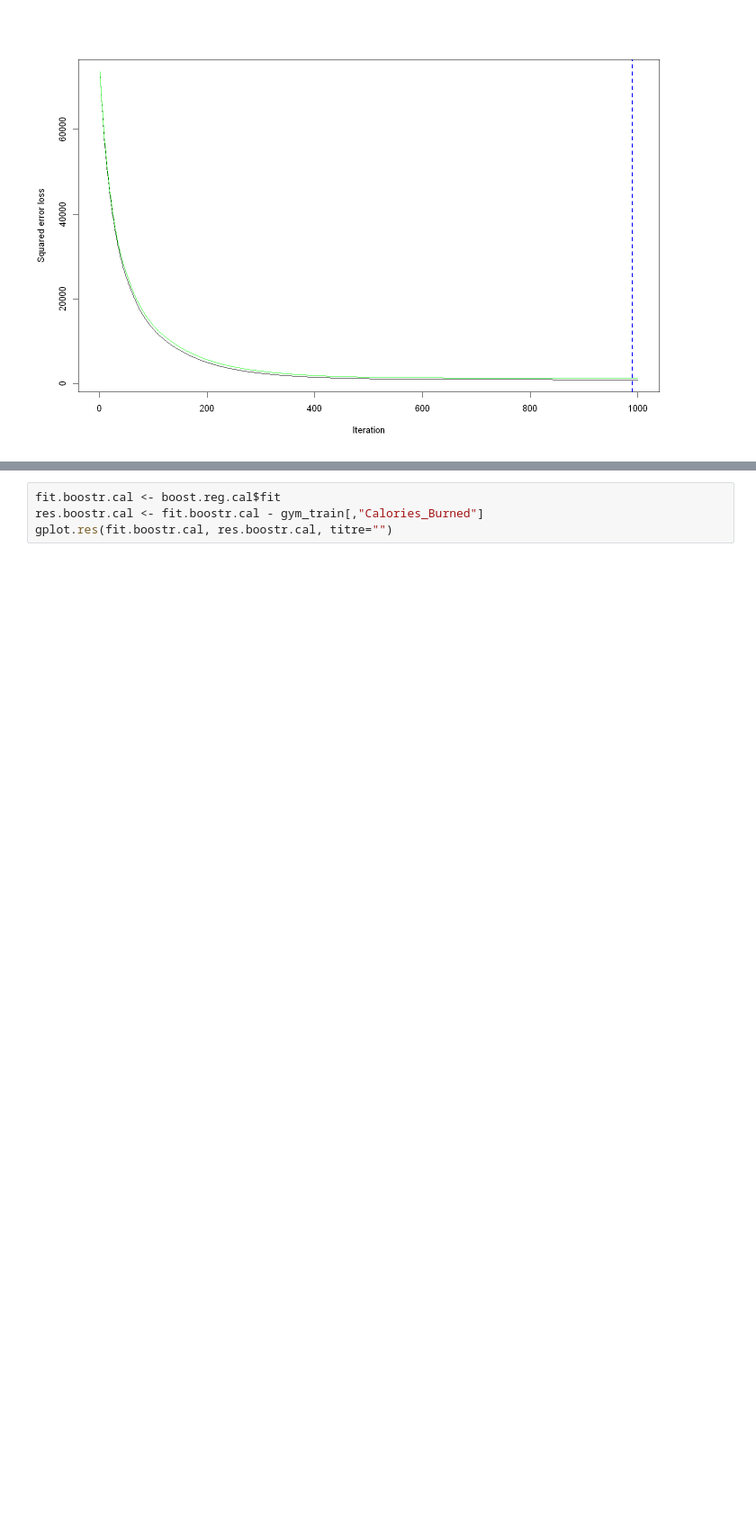
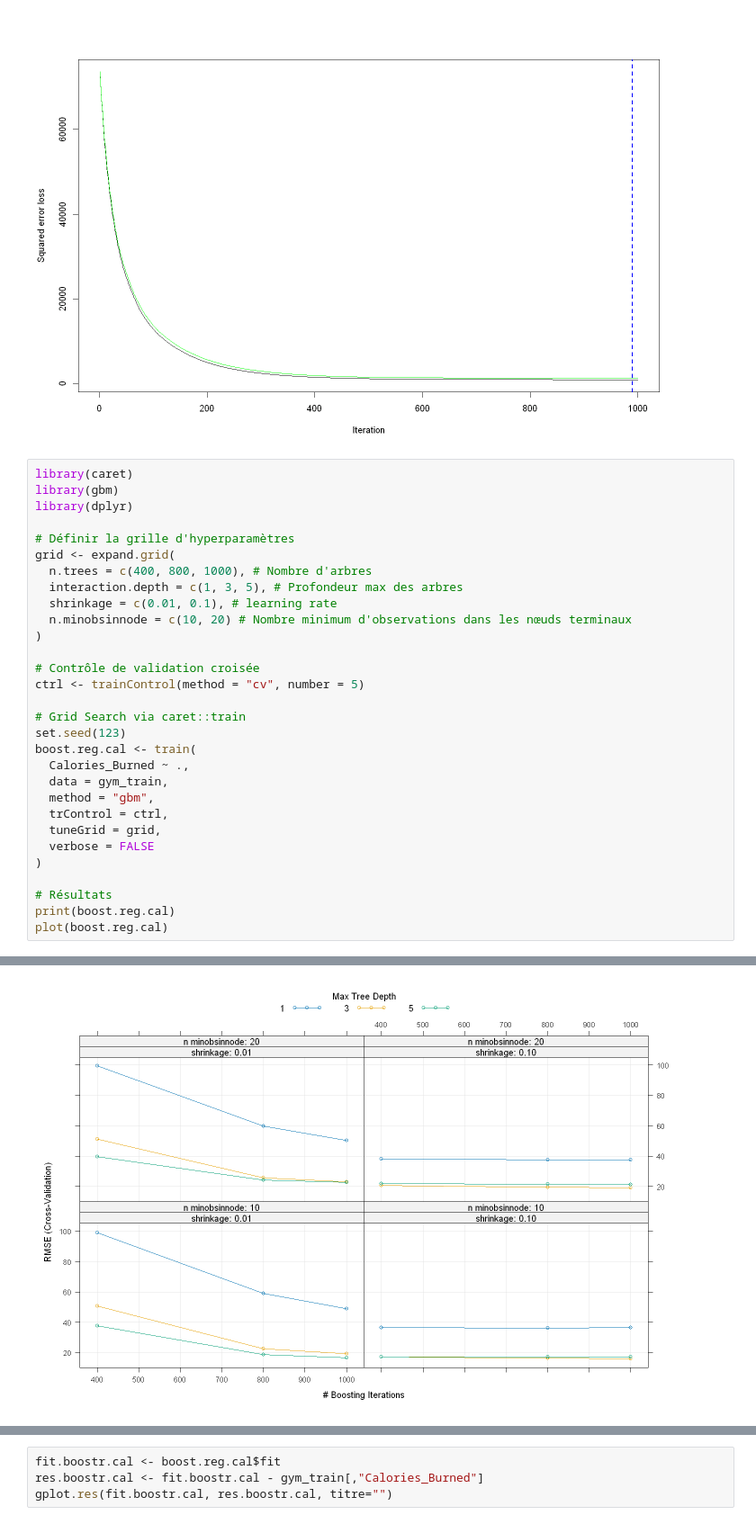
Before and after one commit to Dorianhgn/ProjetML4A, a Jupyter notebook: Calories_Burned/Dorian/R.ipynb, the cells around one changed output, grey strips where cells are left out. Shown at 90% size. Drawn from its saved outputs; the diff is of its cells as text; blank space fills up the shorter version.

```diff
--- a/Calories_Burned/Dorian/R.ipynb
+++ b/Calories_Burned/Dorian/R.ipynb
@@ -816,3 +829,34 @@ plot(boost.reg.cal$cv.error, type = "l")
 best.iter <- gbm.perf(boost.reg.cal, method="cv")
 # %% [output]
 [figure]
+# %%
+library(caret)
+library(gbm)
+library(dplyr)
+
+# Définir la grille d'hyperparamètres
+grid <- expand.grid(
+  n.trees = c(400, 800, 1000), # Nombre d'arbres
+  interaction.depth = c(1, 3, 5), # Profondeur max des arbres
+  shrinkage = c(0.01, 0.1), # learning rate
+  n.minobsinnode = c(10, 20) # Nombre minimum d'observations dans les nœuds terminaux
+)
+
+# Contrôle de validation croisée
+ctrl <- trainControl(method = "cv", number = 5)
+
+# Grid Search via caret::train
+set.seed(123)
+boost.reg.cal <- train(
+  Calories_Burned ~ .,
+  data = gym_train,
+  method = "gbm",
+  trControl = ctrl,
+  tuneGrid = grid,
+  verbose = FALSE
+)
+
+# Résultats
+print(boost.reg.cal)
+plot(boost.reg.cal)
+# %% [output]
@@ -818,0 +880 @@ best.iter <- gbm.perf(boost.reg.cal, method="cv")
+[figure, added]
```
Also changed, not shown: parts of 20 cells of this notebook.
